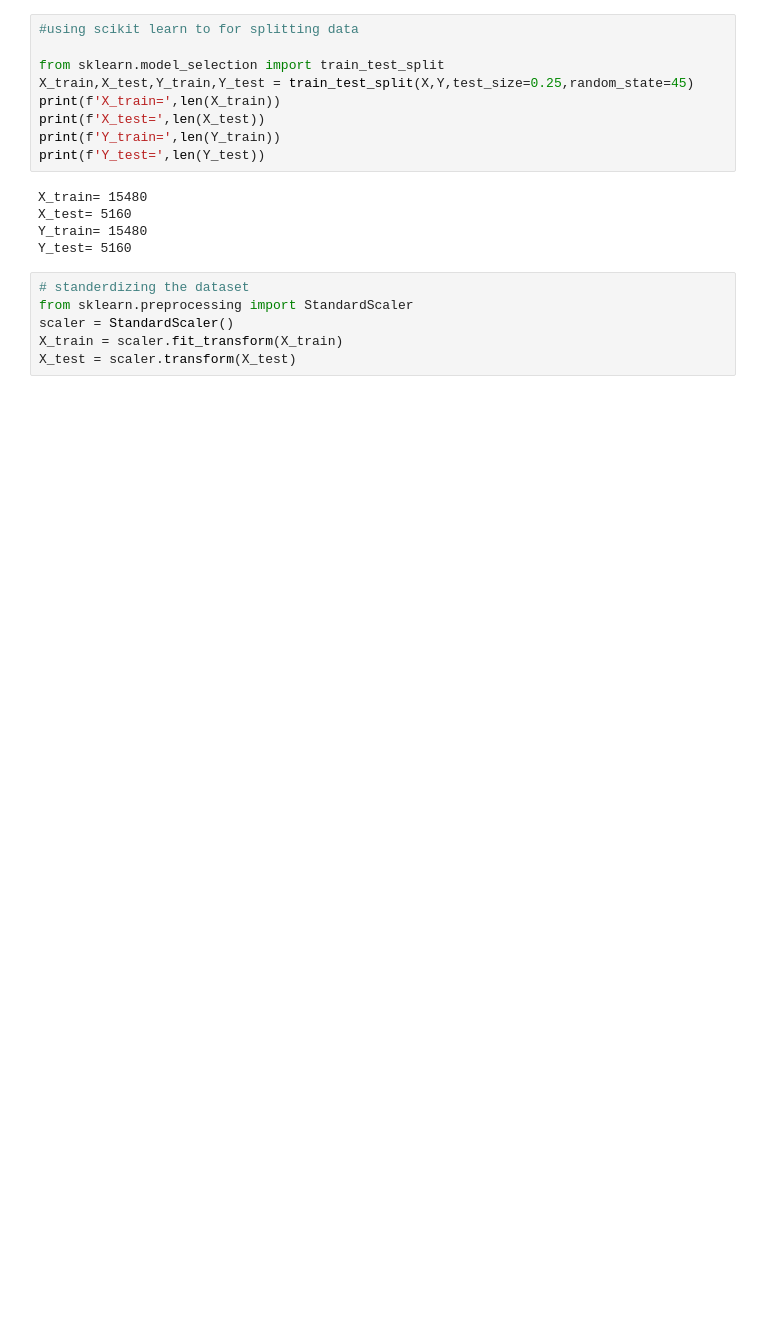
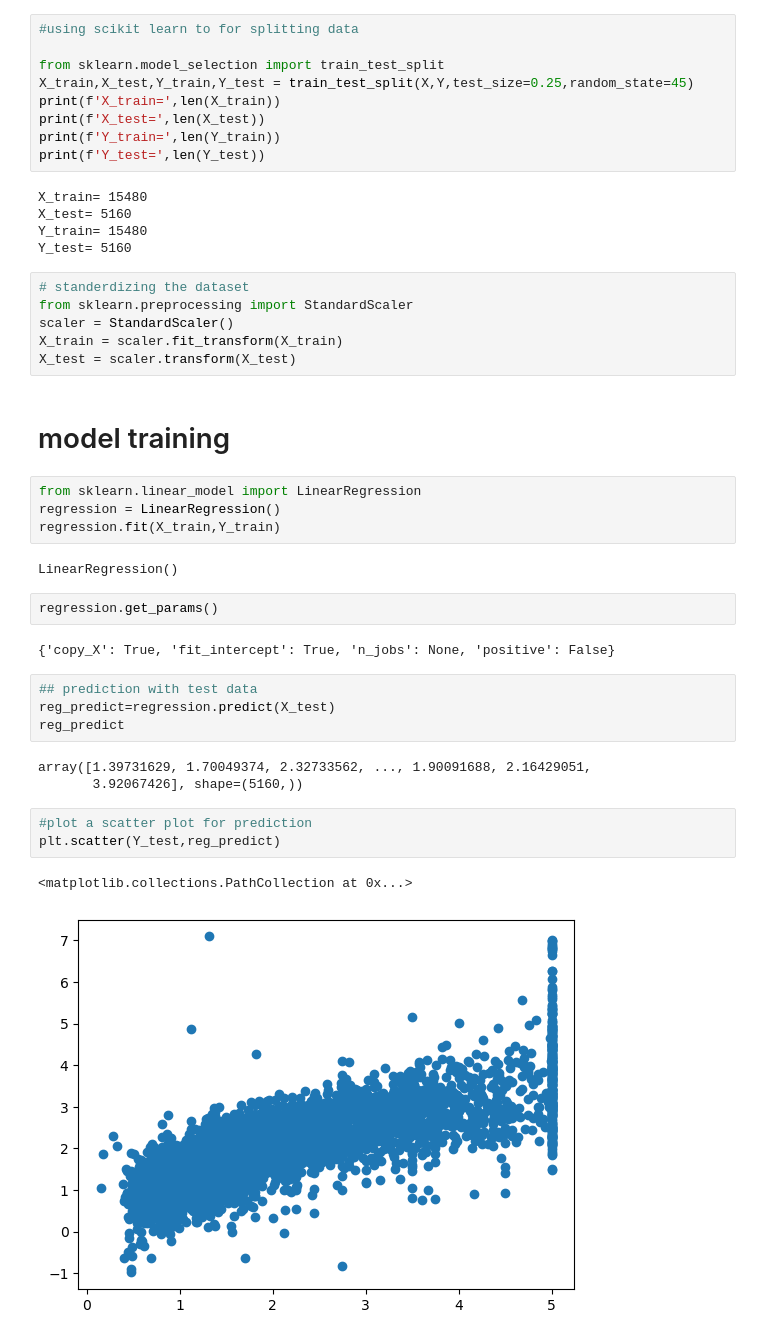
Before and after one commit to bharathchandrareddy/california_housing_prediction, a Jupyter notebook: house_pricing.ipynb, the cells around one changed output. Drawn from its saved outputs; the diff is of its cells as text; blank space fills up the shorter version.

```diff
--- a/house_pricing.ipynb
+++ b/house_pricing.ipynb
@@ -108,3 +106,28 @@ from sklearn.preprocessing import StandardScaler
 scaler = StandardScaler()
 X_train = scaler.fit_transform(X_train)
 X_test = scaler.transform(X_test)
+# %% [markdown]
+# model training
+# %%
+from sklearn.linear_model import LinearRegression
+regression = LinearRegression()
+regression.fit(X_train,Y_train)
+# %% [output]
+LinearRegression()
+# %%
+regression.get_params()
+# %% [output]
+{'copy_X': True, 'fit_intercept': True, 'n_jobs': None, 'positive': False}
+# %%
+## prediction with test data
+reg_predict=regression.predict(X_test)
+reg_predict
+# %% [output]
+array([1.39731629, 1.70049374, 2.32733562, ..., 1.90091688, 2.16429051,
+       3.92067426], shape=(5160,))
+# %%
+#plot a scatter plot for prediction
+plt.scatter(Y_test,reg_predict)
+# %% [output]
+<matplotlib.collections.PathCollection at 0x...>
+[figure, added]
```
Also changed, not shown: parts of 8 cells of this notebook, 2 other files.
